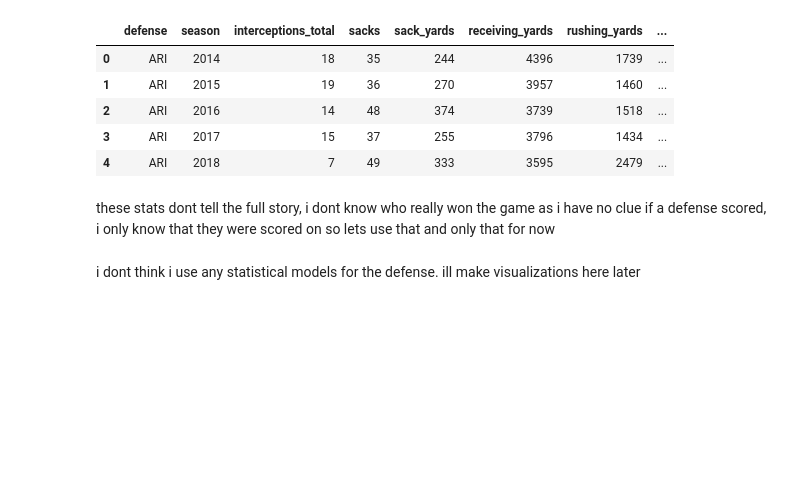
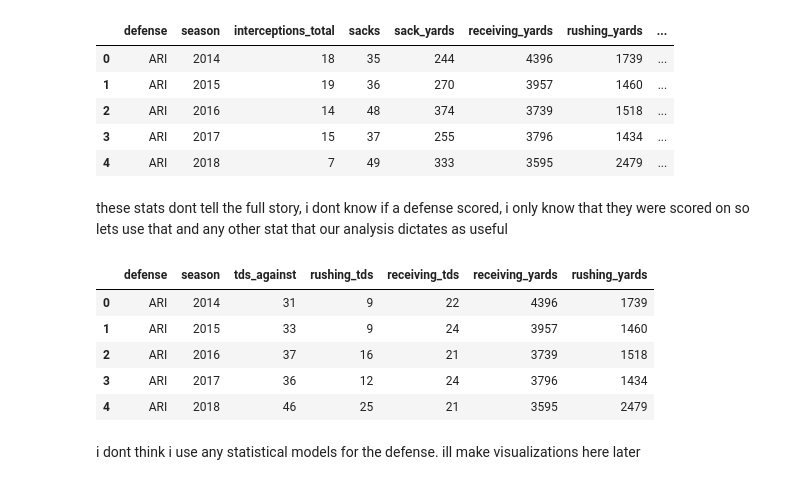
Before and after one commit to DBAfox/Team-USA-Football, a Jupyter notebook: NFL Dream Team.ipynb, the cells around one changed output. Drawn from its saved outputs; the diff is of its cells as text; code cells hidden in the pictures; blank space fills up the shorter version.

```diff
--- a/NFL Dream Team.ipynb
+++ b/NFL Dream Team.ipynb
@@ -235,7 +234,17 @@ defense_df.head()
 | 3 | ARI | 2017 | 15 | 37 | 255 | 3796 | 1434 | ... |
 | 4 | ARI | 2018 | 7 | 49 | 333 | 3595 | 2479 | ... |
 # %% [markdown]
-these stats dont tell the full story, i dont know who really won the game as i have no clue if a defense scored, i only know that they were scored on so lets use that and only that for now
+these stats dont tell the full story, i dont know if a defense scored, i only know that they were scored on so lets use that and any other stat that our analysis dictates as useful
+# %%
+cleaned_defense_df = defense_df[['defense', 'season' ,'tds_against', 'rushing_tds', 'receiving_tds', 'receiving_yards', 'rushing_yards']]
+cleaned_defense_df.head()
+# %% [output]
+|  | defense | season | tds_against | rushing_tds | receiving_tds | receiving_yards | rushing_yards |
+| 0 | ARI | 2014 | 31 | 9 | 22 | 4396 | 1739 |
+| 1 | ARI | 2015 | 33 | 9 | 24 | 3957 | 1460 |
+| 2 | ARI | 2016 | 37 | 16 | 21 | 3739 | 1518 |
+| 3 | ARI | 2017 | 36 | 12 | 24 | 3796 | 1434 |
+| 4 | ARI | 2018 | 46 | 25 | 21 | 3595 | 2479 |
 # %% [markdown]
 i dont think i use any statistical models for the defense. ill make visualizations here later
 # %% [markdown]
```
Also changed, not shown: parts of 86 cells of this notebook, 2 other files.
